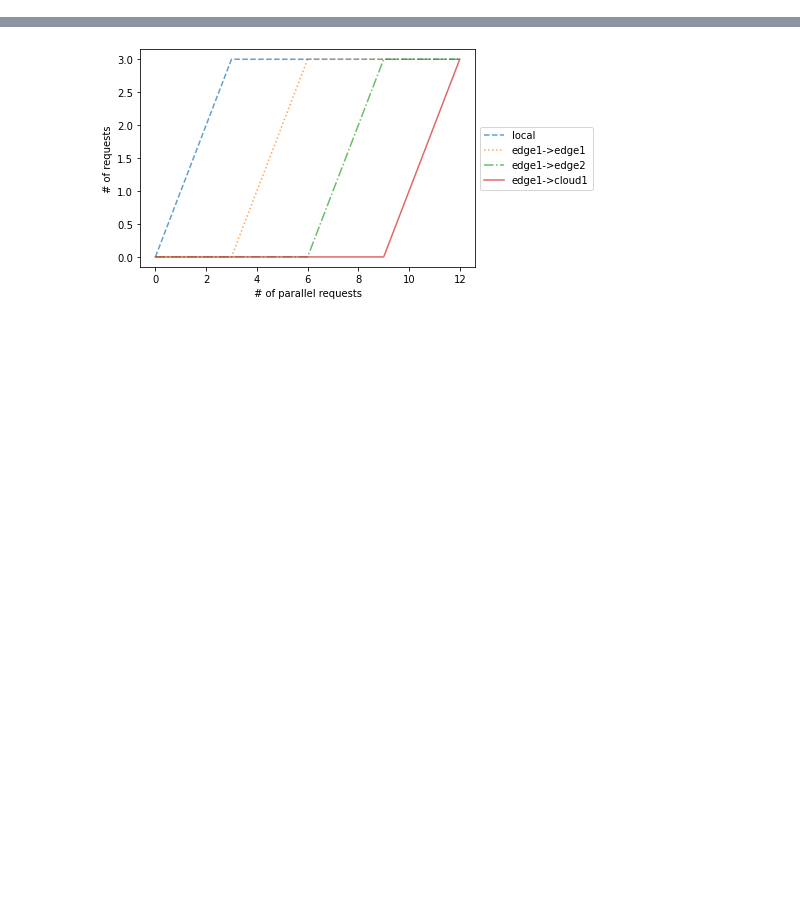
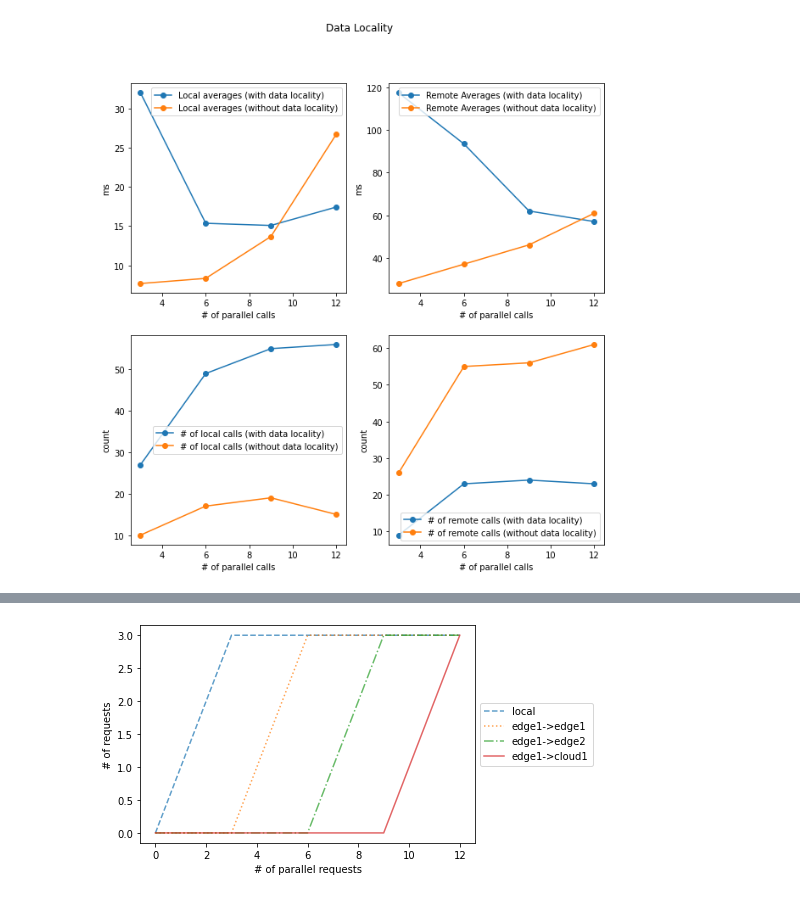
Before and after one commit to alin-corodescu/MSc-workflows, a Jupyter notebook: jupyter-notebook/Workflows Analysis.ipynb, the cells around one changed output, grey strips where cells are left out. Cells and saved outputs as stored; diff of their text form; code cells hidden in the pictures; blank space fills up the shorter version.

```diff
--- a/jupyter-notebook/Workflows Analysis.ipynb
+++ b/jupyter-notebook/Workflows Analysis.ipynb
@@ -128,37 +151,39 @@ local_averages_on = []
 remote_averages_on = []
 local_count_on = []
 remote_count_on = []
 
 local_averages_off = []
 remote_averages_off = []
 local_count_off = []
 remote_count_off = []
 
 for c in data_counts:
 
     input_file_on = "data-loc-on-c{:d}.csv".format(c)
     input_file_off = "data-loc-off-c{:d}.csv".format(c)
 
     data_on = read_and_parse(input_file_on)
     data_off = read_and_parse(input_file_off)
 
     (local_count, remote_count, local_avg, remote_avg)= extract_local_remote_distr(data_on)
 
     local_count_on.append(local_count)
     remote_count_on.append(remote_count)
     local_averages_on.append(local_avg)
-    remote_avergates_on.append(remote_avg)
+    remote_averages_on.append(remote_avg)
 
 
     (local_count, remote_count, local_avg, remote_avg)= extract_local_remote_distr(data_off)
 
     local_count_off.append(local_count)
     remote_count_off.append(remote_count)
     local_averages_off.append(local_avg)
-    remote_avergates_off.append(remote_avg)
+    remote_averages_off.append(remote_avg)
 
-    draw_data_loc_plots(local_averages_on, remote_averages_on, local_count_on, remote_count_on,
-                       local_averages_off, remote_averages_off, local_count_off, remote_count_off)
+draw_data_loc_plots(local_averages_on, remote_averages_on, local_count_on, remote_count_on,
+                   local_averages_off, remote_averages_off, local_count_off, remote_count_off)
+# %% [output]
+[figure, added]
 # %%
 # For visualization 4, distribution of latencies on connection pooling.
 
```
Also changed, not shown: parts of 10 cells of this notebook, 23 other files.
